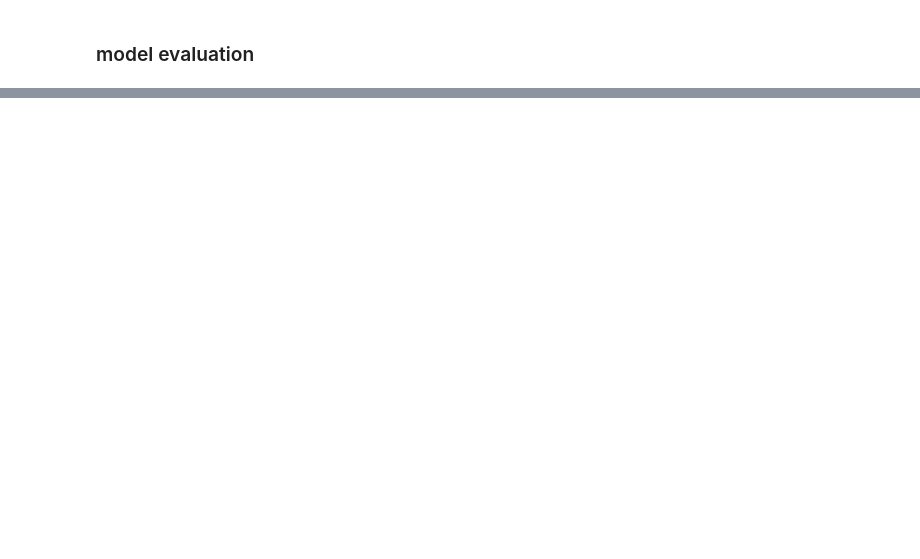
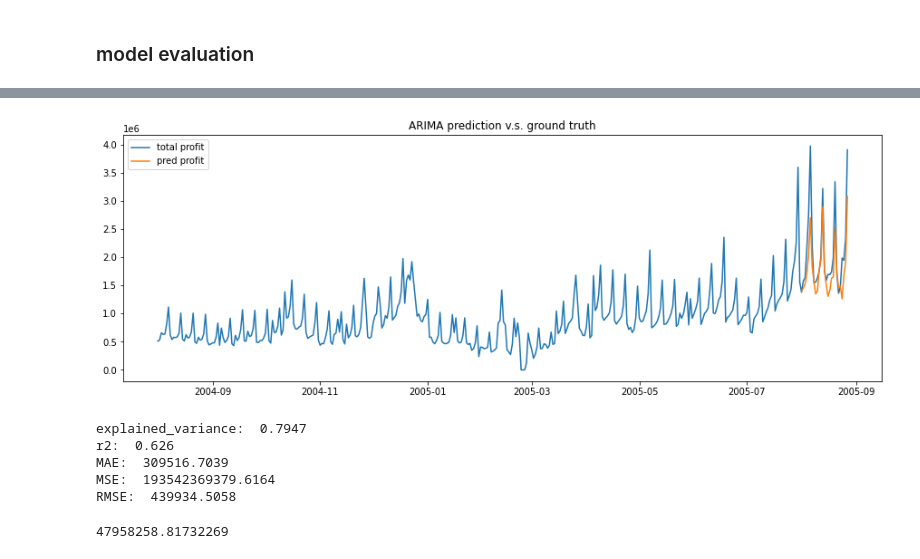
Before and after one commit to ychen595/MSiA_400_G12, a Jupyter notebook: 05_Modeling/SARIMAX_model.ipynb, the cells around one changed output, grey strips where cells are left out. Saved outputs shown, nothing was run; the diff lists cells and outputs as text; code cells hidden in the pictures; blank space fills up the shorter version.

Commit message:
Added final SARIMAX model

```diff
--- a/05_Modeling/SARIMAX_model.ipynb
+++ b/05_Modeling/SARIMAX_model.ipynb
@@ -394,0 +454,25 @@ RMSE:  861134.1387
+# %%
+#split train and test data
+new_train = df_norm[(df_norm.index.get_level_values(0) >= '2004-08-01') & (df_norm.index.get_level_values(0) < '2005-08-01')]
+new_test = df_norm[df_norm.index.get_level_values(0) >= '2005-08-01']
+# %%
+import pmdarima as pm
+
+# SARIMAX Model
+# input x exogenous variables with lag 1 because they show correlation with total profit.
+
+exovars = ['totalprofit_7','avgprofittrnsact_6', 'totalprofit_14', 'totalprofit_1', 'totalretail_7']
+sxmodel = pm.auto_arima(new_train[['totalprofit']], exogenous=new_train[exovars],
+                           start_p=0, start_q=0, start_d=0,
+                           start_P=0, start_Q=0, start_D=0,
+                           test='adf',
+                           max_p=5, max_q=5, max_d=5,
+                           max_P=5, max_Q=5, max_D=5,
+                           m=12,
+                           seasonal=True,
+                           d=None, D=1, trace=True,
+                           error_action='ignore',
+                           suppress_warnings=True,
+                           stepwise=True)
+
+sxmodel.summary()
@@ -394,0 +525,2 @@ RMSE:  861134.1387
+# %%
+sxmodel.fit(new_train['totalprofit'],X=new_train[exovars])
@@ -394,0 +530,7 @@ RMSE:  861134.1387
+# %%
+forecast = sxmodel.predict(n_periods=27, return_conf_int=True, X=new_test[exovars])
+forecast_df = pd.DataFrame(forecast[0],columns=['Prediction'])
+forecast_df['saledate'] = new_test.index
+forecast_df = forecast_df.set_index('saledate')
+
+forecast
@@ -394,0 +555,35 @@ RMSE:  861134.1387
+# %%
+fig, ax = plt.subplots(figsize=(15, 5))
+plt.plot(df_norm['totalprofit'])
+plt.plot(forecast_df)
+plt.legend(['total profit','pred profit'])
+# plt.title('ARIMA prediction v.s. ground truth')
+plt.show()
+# %% [output]
+[figure, added]
+# %%
+import sklearn.metrics as metrics
+def arima_results(y_true, y_pred):
+    explained_variance=metrics.explained_variance_score(y_true, y_pred)
+    mean_absolute_error=metrics.mean_absolute_error(y_true, y_pred)
+    mse=metrics.mean_squared_error(y_true, y_pred)
+    r2=metrics.r2_score(y_true, y_pred)
+    print('explained_variance: ', round(explained_variance,4))
+    print('r2: ', round(r2,4))
+    print('MAE: ', round(mean_absolute_error,4))
+    print('MSE: ', round(mse,4))
+    print('RMSE: ', round(np.sqrt(mse),4))
+
+y_test = new_test['totalprofit']
+y_pred = forecast_df['Prediction']
+arima_results(y_test, y_pred)
+# %% [output]
+explained_variance:  0.7947
+r2:  0.626
+MAE:  309516.7039
+MSE:  193542369379.6164
+RMSE:  439934.5058
+# %%
+sum(forecast[0])
+# %% [output]
+47958258.81732269
```
Also changed, not shown: parts of 20 cells of this notebook.
